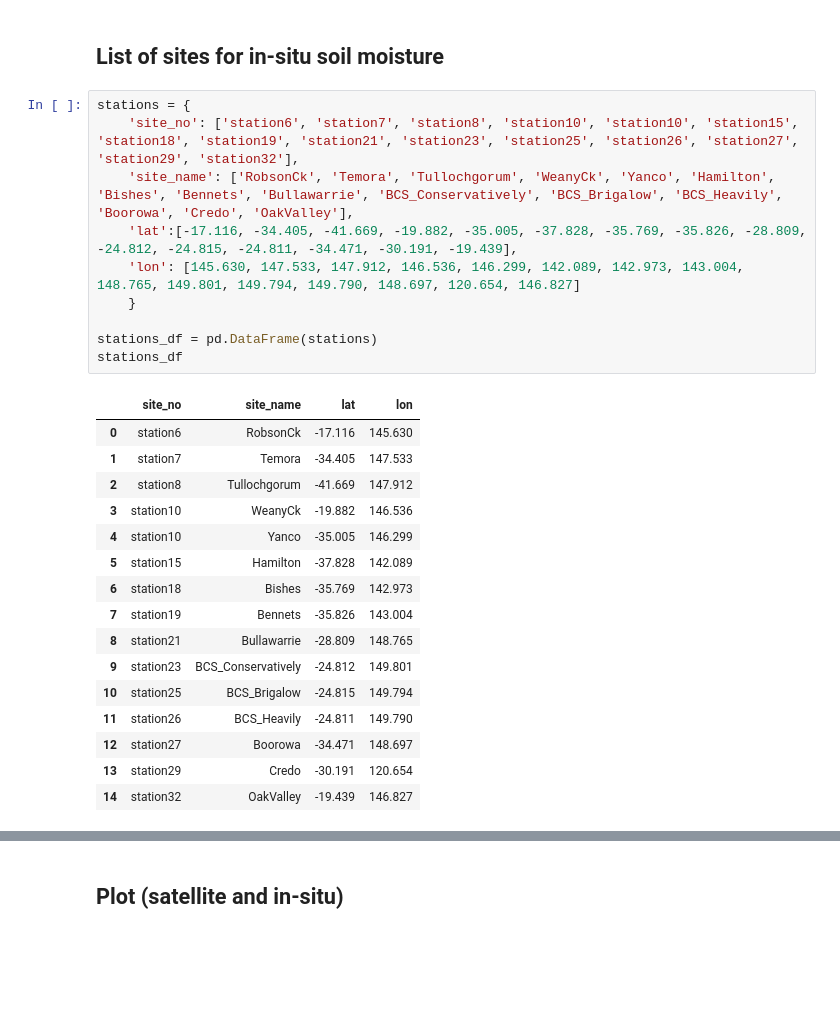
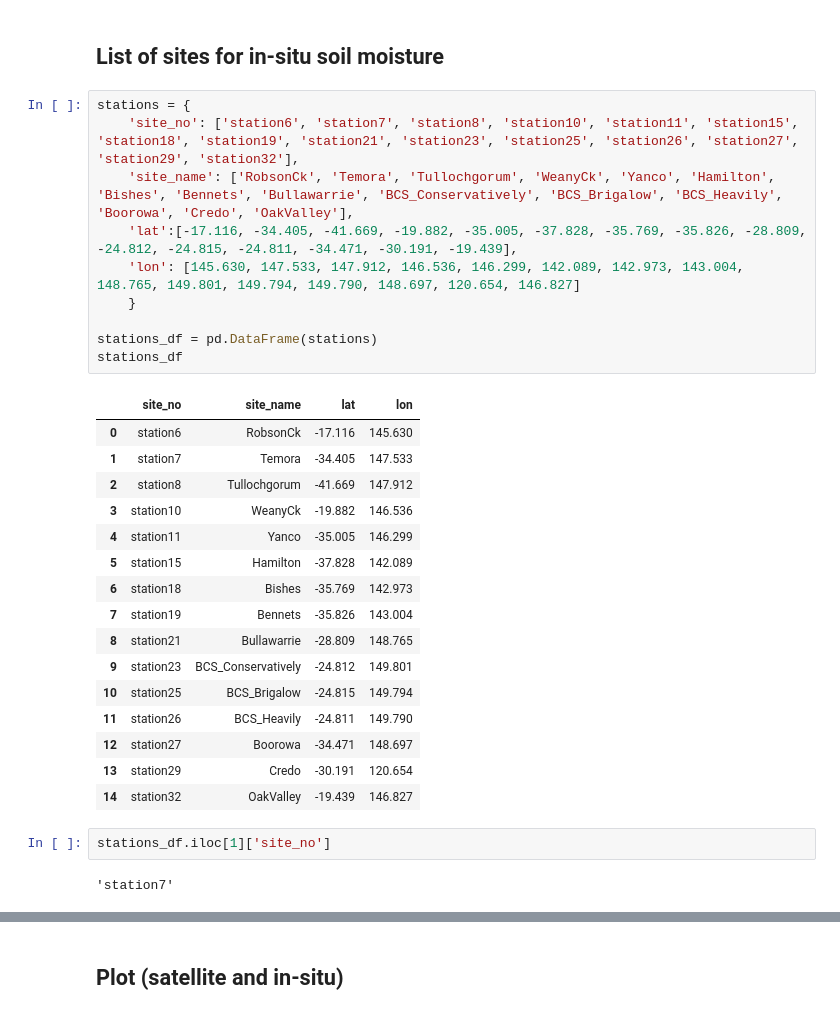
Before and after one commit to top-data/Soil_moisture, a Jupyter notebook: sm_cosmoz_inputs.ipynb, the cells around one changed output, grey strips where cells are left out. Cells and saved outputs as stored; diff of their text form; blank space fills up the shorter version.

```diff
--- a/sm_cosmoz_inputs.ipynb
+++ b/sm_cosmoz_inputs.ipynb
@@ -89,21 +89,21 @@ def image_to_df(sat_product, bands, gps, dates):
 ## List of sites for in-situ soil moisture
 # %%
 stations = {
-    'site_no': ['station6', 'station7', 'station8', 'station10', 'station10', 'station15', 'station18', 'station19', 'station21', 'station23', 'station25', 'station26', 'station27', 'station29', 'station32'],
+    'site_no': ['station6', 'station7', 'station8', 'station10', 'station11', 'station15', 'station18', 'station19', 'station21', 'station23', 'station25', 'station26', 'station27', 'station29', 'station32'],
     'site_name': ['RobsonCk', 'Temora', 'Tullochgorum', 'WeanyCk', 'Yanco', 'Hamilton', 'Bishes', 'Bennets', 'Bullawarrie', 'BCS_Conservatively', 'BCS_Brigalow', 'BCS_Heavily', 'Boorowa', 'Credo', 'OakValley'],
     'lat':[-17.116, -34.405, -41.669, -19.882, -35.005, -37.828, -35.769, -35.826, -28.809, -24.812, -24.815, -24.811, -34.471, -30.191, -19.439],
     'lon': [145.630, 147.533, 147.912, 146.536, 146.299, 142.089, 142.973, 143.004, 148.765, 149.801, 149.794, 149.790, 148.697, 120.654, 146.827]
     }
 
 stations_df = pd.DataFrame(stations)
 stations_df
 # %% [output]
 |  | site_no | site_name | lat | lon |
 | 0 | station6 | RobsonCk | -17.116 | 145.630 |
 | 1 | station7 | Temora | -34.405 | 147.533 |
 | 2 | station8 | Tullochgorum | -41.669 | 147.912 |
 | 3 | station10 | WeanyCk | -19.882 | 146.536 |
-| 4 | station10 | Yanco | -35.005 | 146.299 |
+| 4 | station11 | Yanco | -35.005 | 146.299 |
 | 5 | station15 | Hamilton | -37.828 | 142.089 |
 | 6 | station18 | Bishes | -35.769 | 142.973 |
 | 7 | station19 | Bennets | -35.826 | 143.004 |
@@ -114,4 +114,8 @@ stations_df
 | 12 | station27 | Boorowa | -34.471 | 148.697 |
 | 13 | station29 | Credo | -30.191 | 120.654 |
 | 14 | station32 | OakValley | -19.439 | 146.827 |
+# %%
+stations_df.iloc[1]['site_no']
+# %% [output]
+'station7'
 # %%
```
Also changed, not shown: parts of 23 cells of this notebook.
